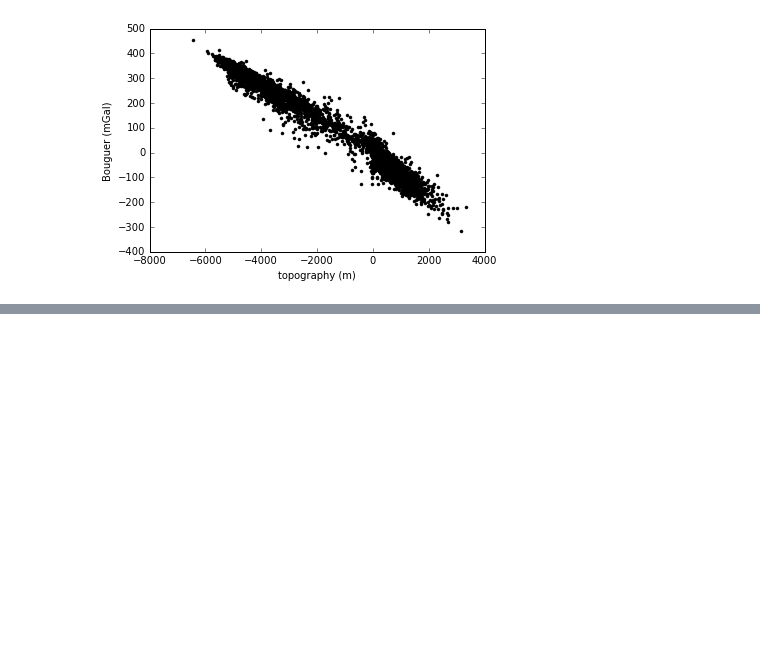
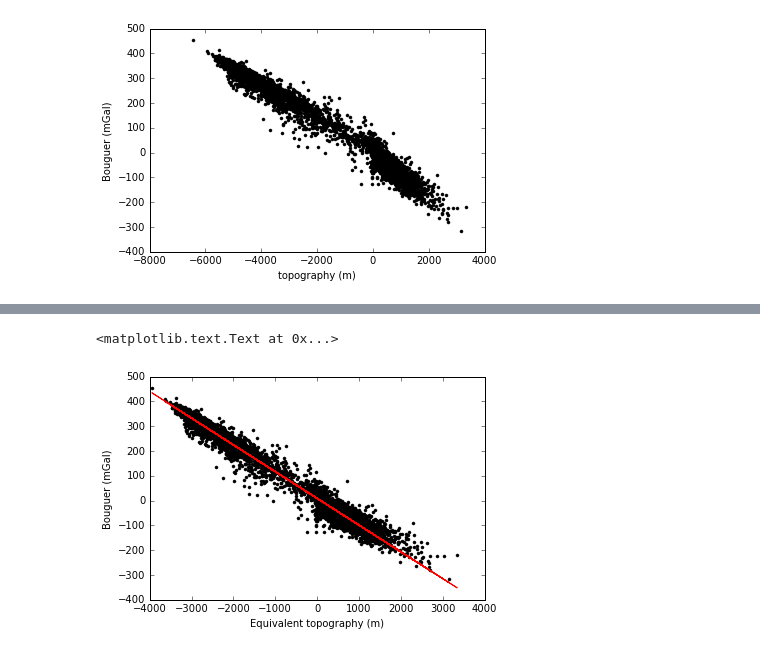
Before and after one commit to leouieda/africa-gravity, a Jupyter notebook: data_processing.ipynb, the cells around one changed output, grey strips where cells are left out. Drawn from its saved outputs; the diff is of its cells as text; code cells hidden in the pictures; blank space fills up the shorter version.

```diff
--- a/data_processing.ipynb
+++ b/data_processing.ipynb
@@ -119,0 +145,11 @@ plt.ylabel('Bouguer (mGal)')
+# %%
+reta = a*topo_eq + b
+# %%
+plt.figure()
+plt.plot(topo_eq, bouguer, '.k')
+plt.plot(topo_eq, reta, '-r')
+plt.xlabel('Equivalent topography (m)')
+plt.ylabel('Bouguer (mGal)')
+# %% [output]
+<matplotlib.text.Text at 0x...>
+[figure, added]
```
Also changed, not shown: parts of 11 cells of this notebook.
